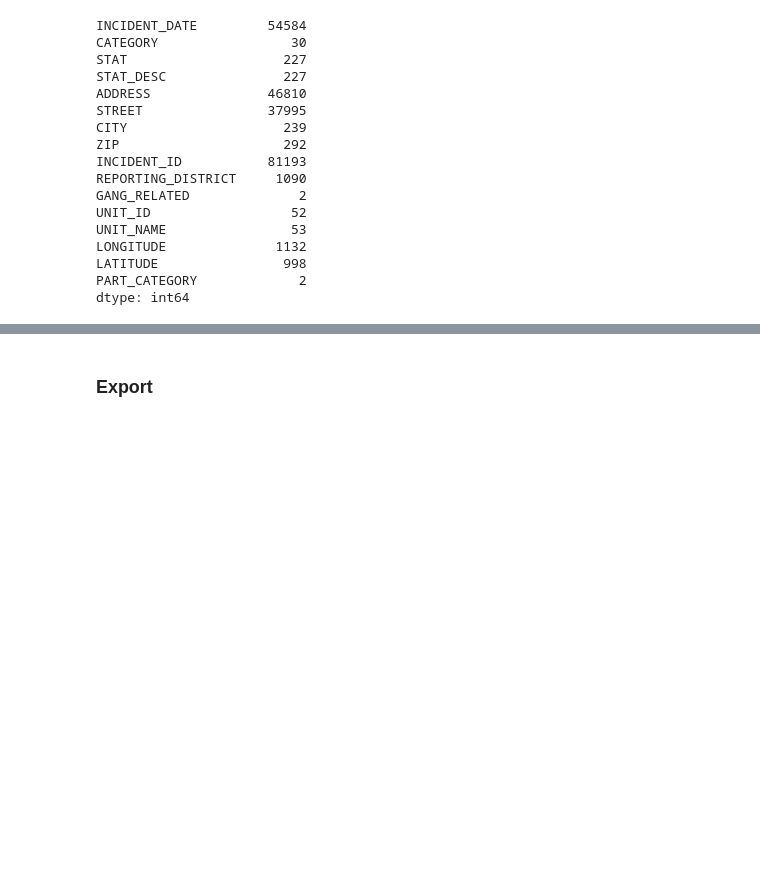
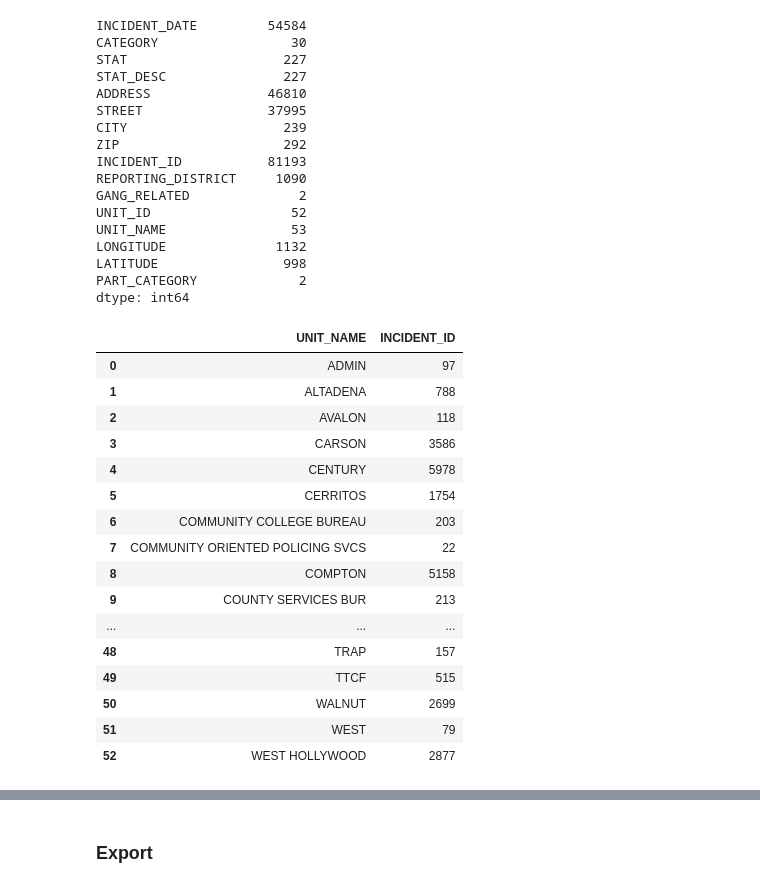
Before and after one commit to H-Dolan/Capstone_LACrime, a Jupyter notebook: year_2019.ipynb, the cells around one changed output, grey strips where cells are left out. Drawn from its saved outputs; the diff is of its cells as text; code cells hidden in the pictures; blank space fills up the shorter version.

```diff
--- a/year_2019.ipynb
+++ b/year_2019.ipynb
@@ -121,3 +129,8 @@ def findZ(lat, log):
+# %%
+#Change data types
+f2019 = pd.DataFrame(f2019)
+f2019[['CATEGORY', 'STAT_DESC', 'ADDRESS', 'STREET', 'CITY', 'INCIDENT_ID', 'GANG_RELATED', 'UNIT_ID', 'UNIT_NAME']] = f2019[['CATEGORY', 'STAT_DESC', 'ADDRESS', 'STREET', 'CITY', 'INCIDENT_ID', 'GANG_RELATED', 'UNIT_ID', 'UNIT_NAME']].astype('string')
+f2019['ZIP'] = f2019['ZIP'].astype('Int64')
 # %% [markdown]
 ### Data Checks
 # %%
@@ -219,3 +232,25 @@ LONGITUDE              1132
 LATITUDE                998
 PART_CATEGORY             2
 dtype: int64
+# %%
+#Count by Station Name
+uname = f2019.groupby(['UNIT_NAME'])['INCIDENT_ID'].count().reset_index()
+uname
+# %% [output]
+|  | UNIT_NAME | INCIDENT_ID |
+| 0 | ADMIN | 97 |
+| 1 | ALTADENA | 788 |
+| 2 | AVALON | 118 |
+| 3 | CARSON | 3586 |
+| 4 | CENTURY | 5978 |
+| 5 | CERRITOS | 1754 |
+| 6 | COMMUNITY COLLEGE BUREAU | 203 |
+| 7 | COMMUNITY ORIENTED POLICING SVCS | 22 |
+| 8 | COMPTON | 5158 |
+| 9 | COUNTY SERVICES BUR | 213 |
+| ... | ... | ... |
+| 48 | TRAP | 157 |
+| 49 | TTCF | 515 |
+| 50 | WALNUT | 2699 |
+| 51 | WEST | 79 |
+| 52 | WEST HOLLYWOOD | 2877 |
```
Also changed, not shown: parts of 5 cells of this notebook.
